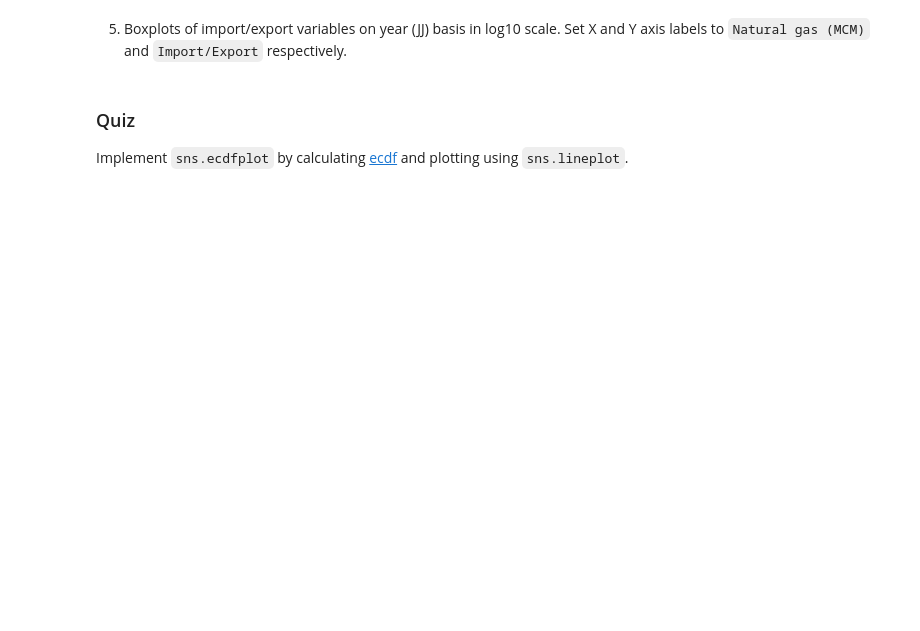
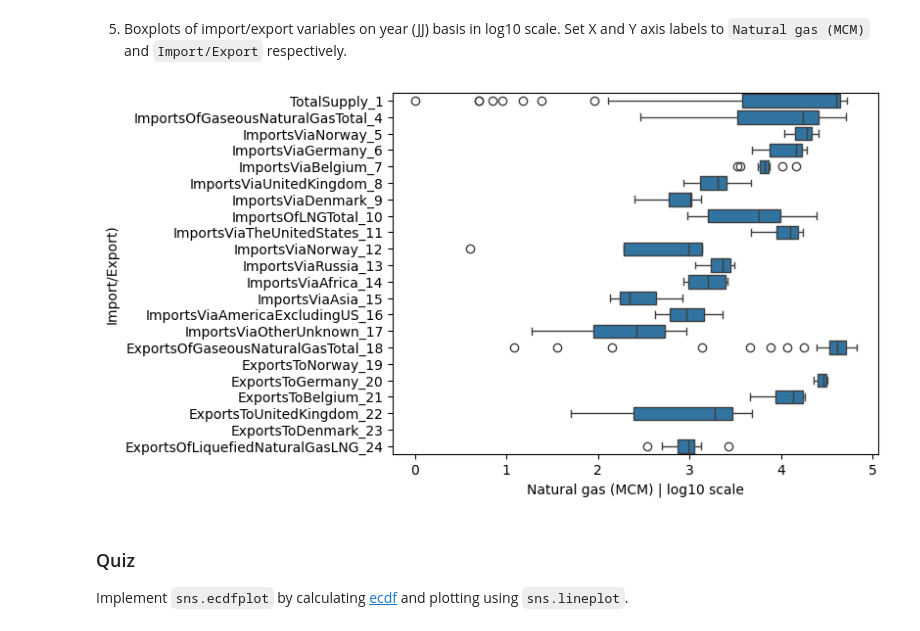
Before and after one commit to zakriazafar1/EfDS, a Jupyter notebook: 08_dv/dv_solutions.ipynb, the cells around one changed output. Drawn from its saved outputs; the diff is of its cells as text; code cells hidden in the pictures; blank space fills up the shorter version.

```diff
--- a/08_dv/dv_solutions.ipynb
+++ b/08_dv/dv_solutions.ipynb
@@ -186,13 +193,15 @@ ax.set_ylabel("Natural gas (MCM)");
 # %%
 ngc_ie = ngc[ngc.columns[ngc.columns.str.match("(Import|Export|TotalSupply_1|date|term)")]]
 ngc_ie_long = ngc_ie.melt(id_vars=ngc.columns[ngc.columns.str.match("(date|term)")],
                           value_vars=ngc.columns[ngc.columns.str.match("(Import|Export|TotalSupply_1)")],var_name="target", value_name="value")
 ngc_ie_long = ngc_ie_long[ngc_ie_long.term =="JJ"]
-
-ngc_ie_long['value'] = np.log10(ngc_ie_long['value'].replace(0,np.nan))  # log10 ; replace 0 with nan to suppress log100 error on 0
+ngc_ie_long
+['value'] = np.log10(ngc_ie_long['value'].replace(0,np.nan))  # log10 ; replace 0 with nan to suppress log100 error on 0
 ax = sns.boxplot(data=ngc_ie_long, x='value', y='target')
 ax.set_xlabel("Natural gas (MCM) | log10 scale")
 ax.set_ylabel("Import/Export)");
+# %% [output]
+[figure, added]
 # %% [markdown]
 ### Quiz
 
```
Also changed, not shown: parts of 7 cells of this notebook, 5 other files.
